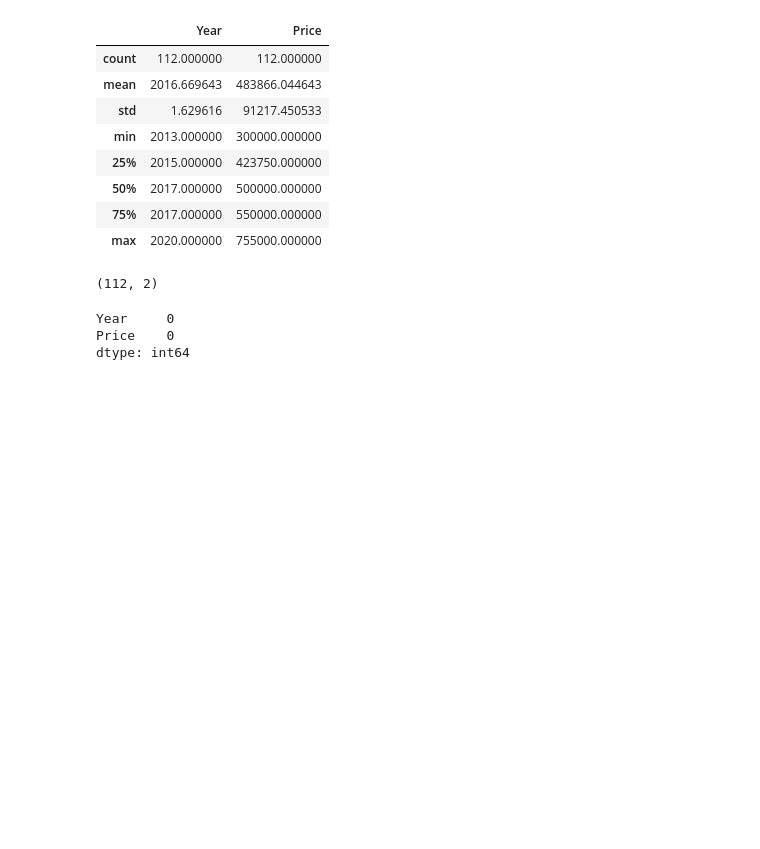
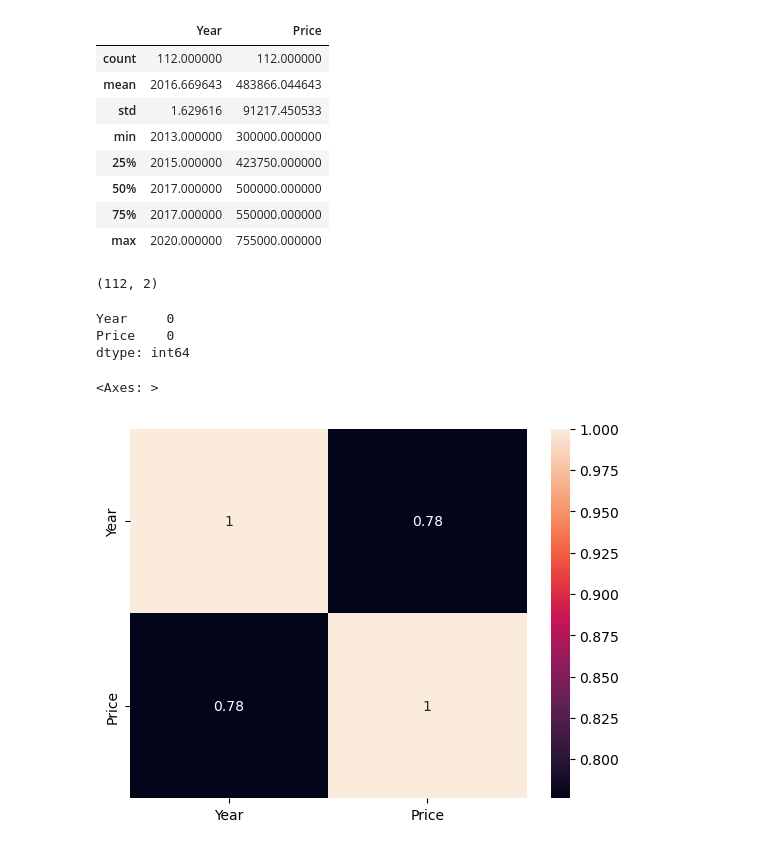
Before and after one commit to sreejayans/ictk, a Jupyter notebook: Case Study on Regression.ipynb, the cells around one changed output. Cells and saved outputs as stored; diff of their text form; code cells hidden in the pictures; blank space fills up the shorter version.

```diff
--- a/Case Study on Regression.ipynb
+++ b/Case Study on Regression.ipynb
@@ -67,3 +81,9 @@ car.isnull().sum()
 Year     0
 Price    0
 dtype: int64
+# %%
+corrmatrix=car.corr()
+sns.heatmap(corrmatrix,annot=True)
+# %% [output]
+<Axes: >
+[figure, added]
```
Also changed, not shown: parts of 23 cells of this notebook.
